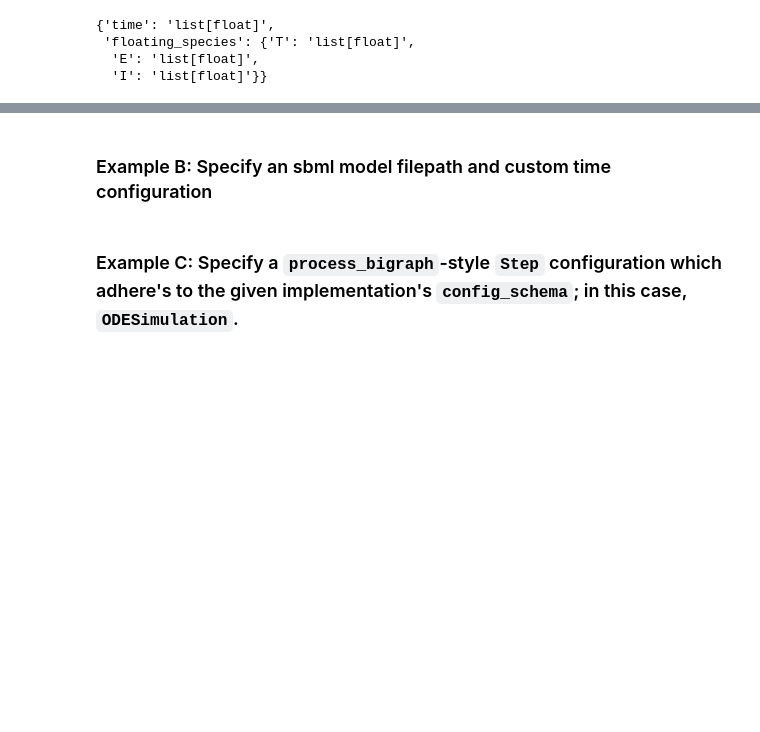
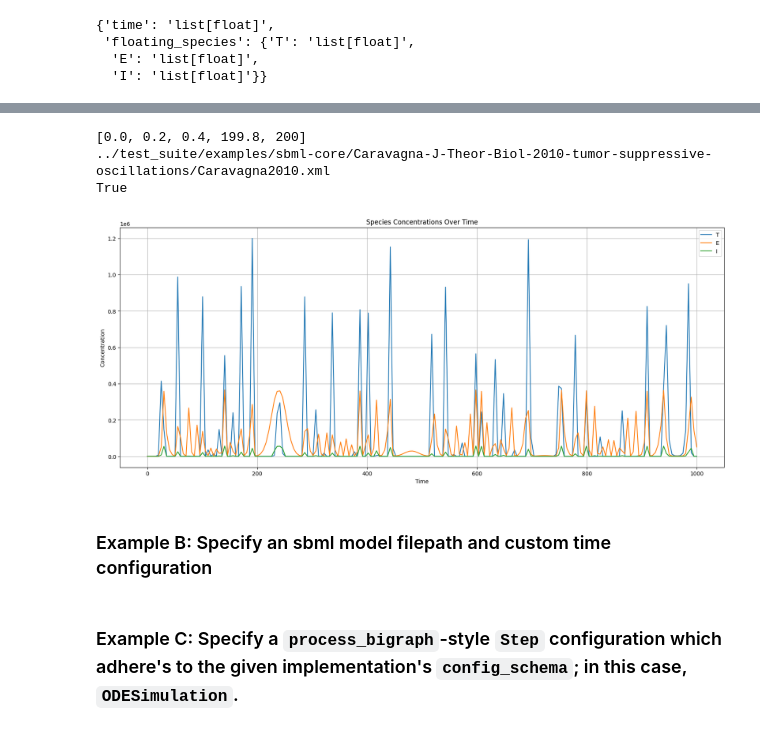
Before and after one commit to vivarium-collective/biosimulator-processes, a Jupyter notebook: demos/ode_process_demo.ipynb, the cells around one changed output, grey strips where cells are left out. Saved outputs shown, nothing was run; the diff lists cells and outputs as text; code cells hidden in the pictures; blank space fills up the shorter version.

Commit message:
feat: updates in instance api content

```diff
--- a/demos/ode_process_demo.ipynb
+++ b/demos/ode_process_demo.ipynb
@@ -92,3 +63,18 @@ TypeError: unsupported operand type(s) for +: 'int' and 'list'
+# %%
+# Using the higher-level api
+from biosimulator_processes.instance import run_copasi_step_from_omex
+
+copasi_results_from_api = run_copasi_step_from_omex(omex_dir)
+# %% [output]
+[0.0, 0.2, 0.4, 199.8, 200]
+../test_suite/examples/sbml-core/Caravagna-J-Theor-Biol-2010-tumor-suppressive-oscillations/Caravagna2010.xml
+True
+# %%
+# results have plotting built-in
+
+copasi_results_from_api.plot()
+# %% [output]
+[figure, added]
 # %% [markdown]
 ### Example B: Specify an sbml model filepath and custom time configuration
 # %%
```
Also changed, not shown: parts of 19 cells of this notebook, 10 other files.
